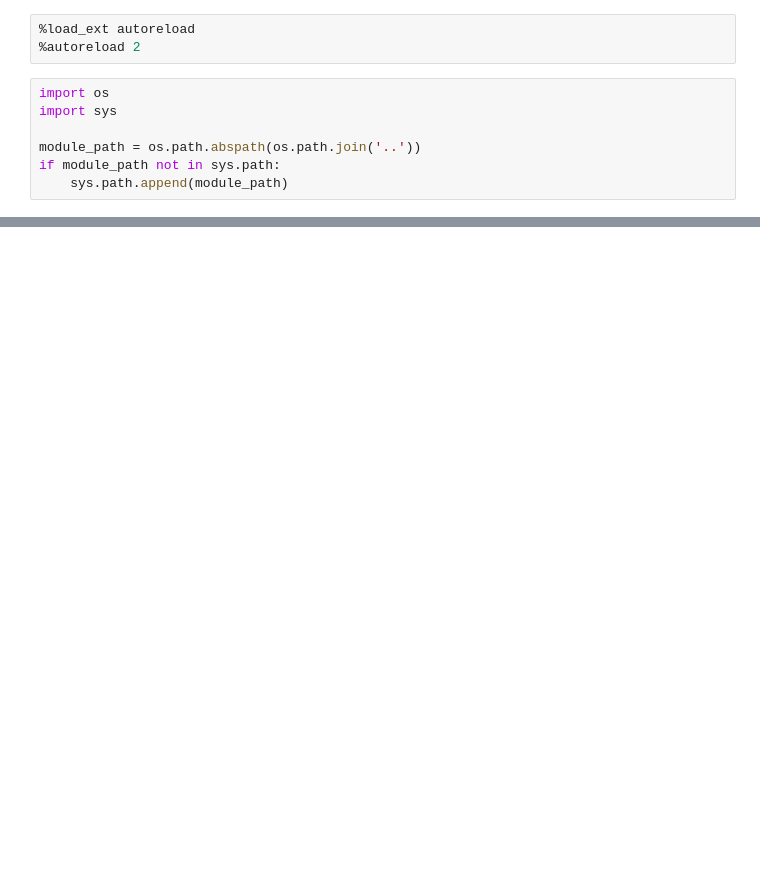
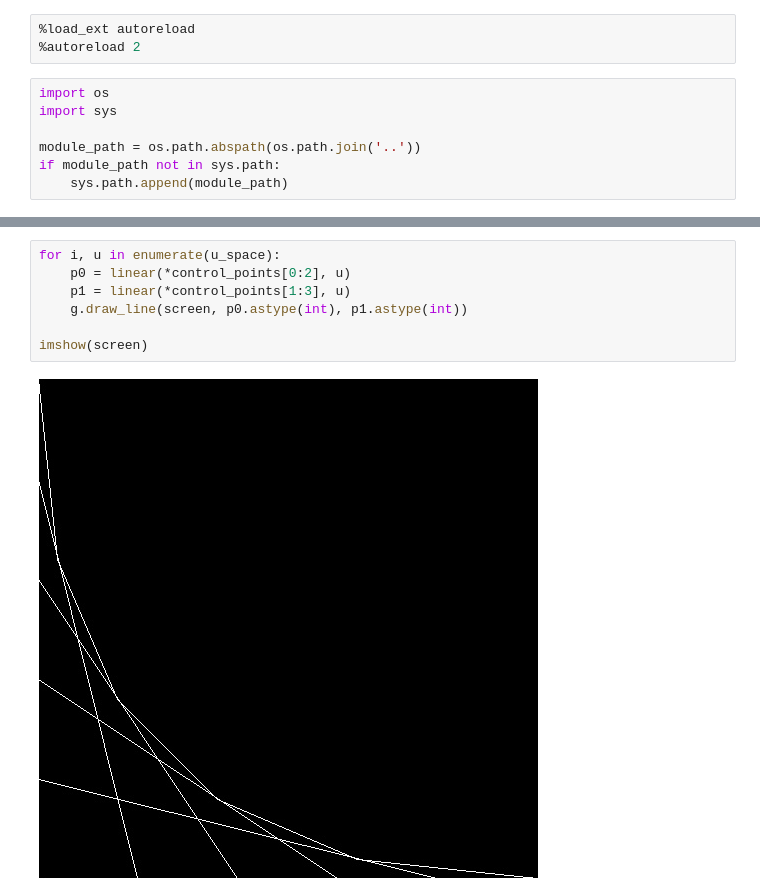
Before and after one commit to EvanLavender13/graphics, a Jupyter notebook: notebooks/bezier-curve.ipynb, the cells around one changed output, grey strips where cells are left out. Drawn from its saved outputs; the diff is of its cells as text; blank space fills up the shorter version.

```diff
--- a/notebooks/bezier-curve.ipynb
+++ b/notebooks/bezier-curve.ipynb
@@ -128,0 +74,9 @@ imshow(screen)
+# %%
+for i, u in enumerate(u_space):
+    p0 = linear(*control_points[0:2], u)
+    p1 = linear(*control_points[1:3], u)
+    g.draw_line(screen, p0.astype(int), p1.astype(int))
+
+imshow(screen)
+# %% [output]
+[figure, added]
```
Also changed, not shown: parts of 14 cells of this notebook, 1 other file.
